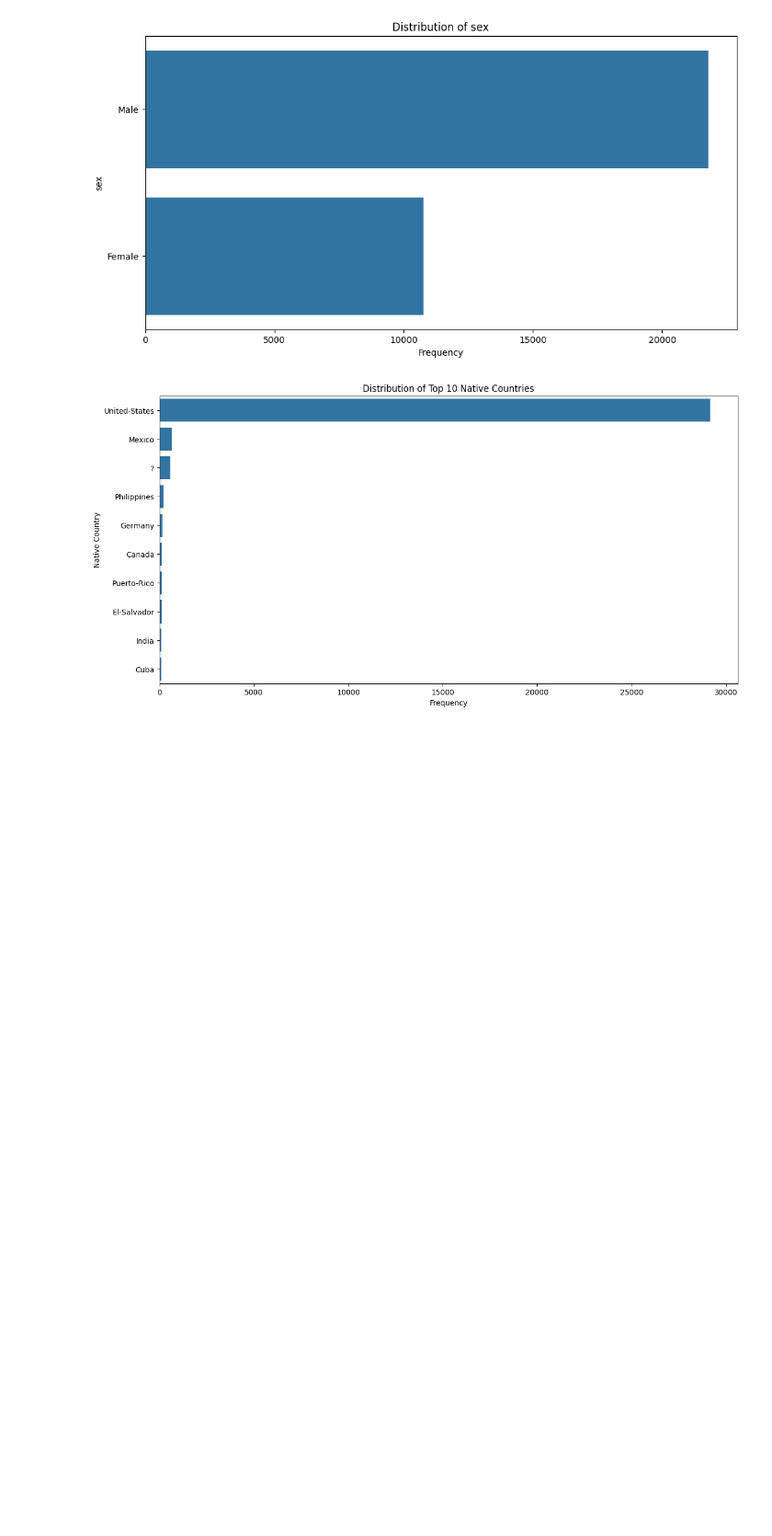
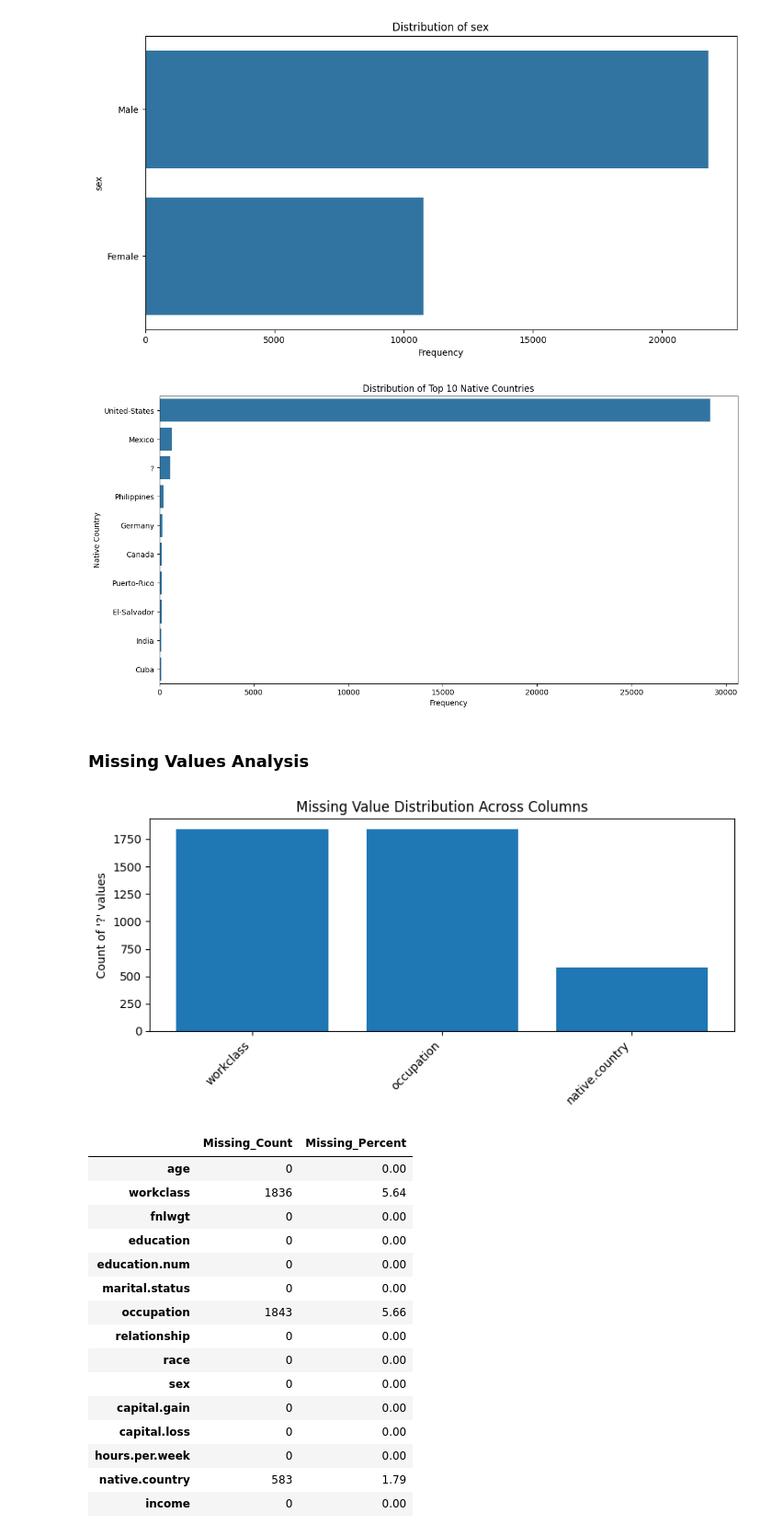
Before and after one commit to shounak49/ML-Project-Fall-2025, a Jupyter notebook: ML_Project_Fall_2025.ipynb, the cells around one changed output. Shown: that part at 92% size. Drawn from its saved outputs; the diff is of its cells as text; code cells hidden in the pictures; blank space fills up the shorter version.

Commit message:
Add analysis for missing values , add a requirements.txt file

```diff
--- a/ML_Project_Fall_2025.ipynb
+++ b/ML_Project_Fall_2025.ipynb
@@ -5,7 +5,7 @@
 # %%
 import pandas as pd
 
-df = pd.read_csv('/content/adult.csv')
+df = pd.read_csv('adult.csv')
 display(df.head())
 # %% [output]
 |  | age | workclass | fnlwgt | education | education.num | marital.status | occupation | relationship | ... |
@@ -120,6 +122,46 @@ plt.ylabel('Native Country')
 plt.show()
 # %% [output]
 [figure]
+# %% [markdown]
+### Missing Values Analysis
+# %%
+missing_counts = (df == "?").sum()
+missing_percent = (missing_counts / len(df)) * 100
+
+missing_summary = pd.DataFrame({
+    "Missing_Count": missing_counts,
+    "Missing_Percent": missing_percent.round(2)
+})
+
+nonzero_missing = missing_summary[missing_summary["Missing_Count"] > 0]
+
+plt.figure(figsize=(8, 4))
+plt.bar(nonzero_missing.index, nonzero_missing["Missing_Count"])
+plt.xticks(rotation=45, ha="right")
+plt.ylabel("Count of '?' values")
+plt.title("Missing Value Distribution Across Columns")
+plt.tight_layout()
+plt.show()
+
+missing_summary
+# %% [output]
+[figure, added]
+|  | Missing_Count | Missing_Percent |
+| age | 0 | 0.00 |
+| workclass | 1836 | 5.64 |
+| fnlwgt | 0 | 0.00 |
+| education | 0 | 0.00 |
+| education.num | 0 | 0.00 |
+| marital.status | 0 | 0.00 |
+| occupation | 1843 | 5.66 |
+| relationship | 0 | 0.00 |
+| race | 0 | 0.00 |
+| sex | 0 | 0.00 |
+| capital.gain | 0 | 0.00 |
+| capital.loss | 0 | 0.00 |
+| hours.per.week | 0 | 0.00 |
+| native.country | 583 | 1.79 |
+| income | 0 | 0.00 |
 # %% [markdown]
 ## Summary
 
```
Also changed, not shown: parts of 4 cells of this notebook, 1 other file.
